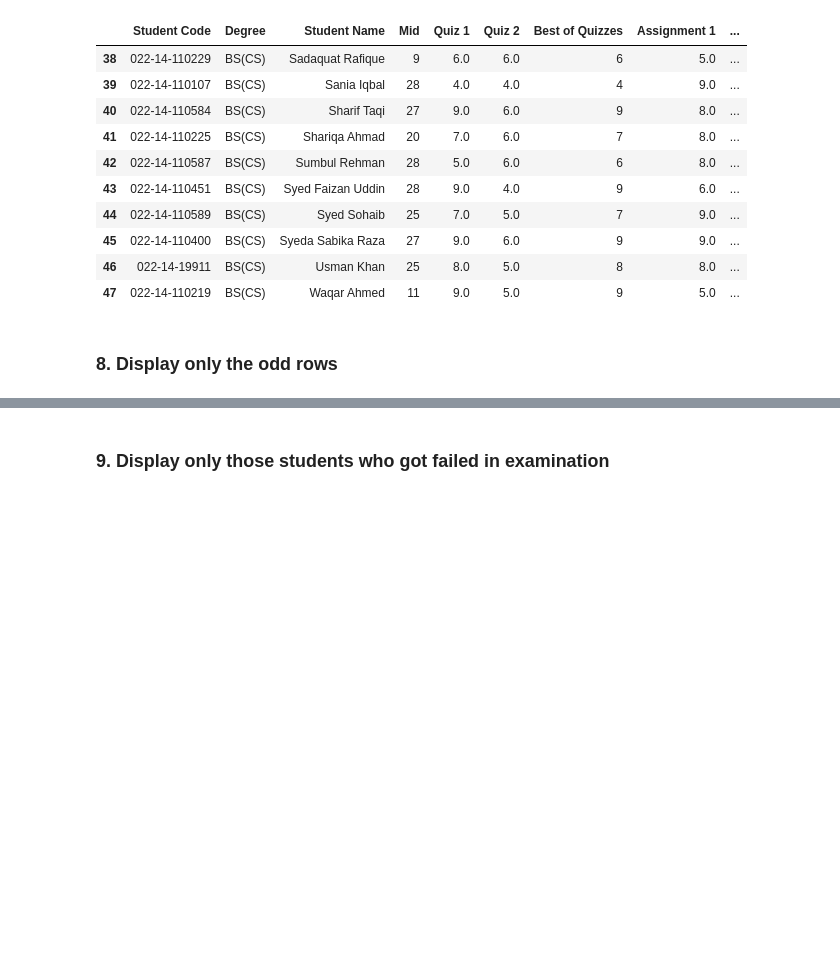
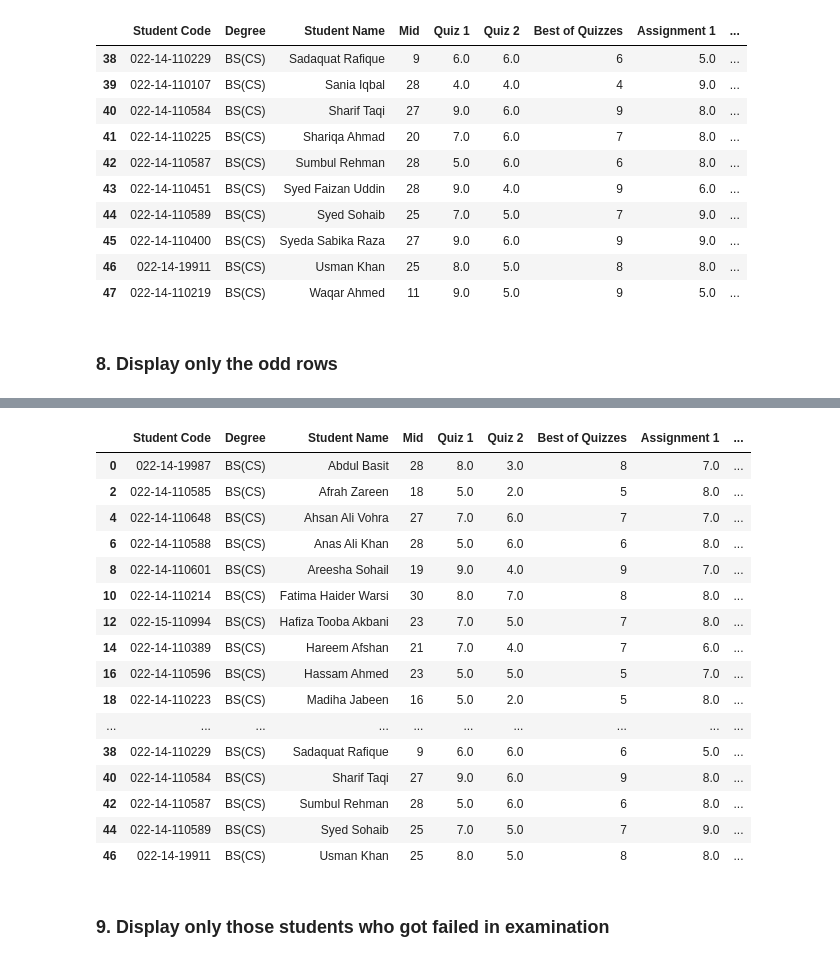
Before and after one commit to mhassandata/piaic_assignments, a Jupyter notebook: Pandas/pandas exercise(n).ipynb, the cells around one changed output, grey strips where cells are left out. Saved outputs shown, nothing was run; the diff lists cells and outputs as text; code cells hidden in the pictures; blank space fills up the shorter version.

```diff
--- a/Pandas/pandas exercise(n).ipynb
+++ b/Pandas/pandas exercise(n).ipynb
@@ -136,3 +155,24 @@ df.tail(10)
+# %%
+#We can display all even rows
+df[df.index%2 == 0]
+# %% [output]
+|  | Student Code | Degree | Student Name | Mid | Quiz 1 | Quiz 2 | Best of Quizzes | Assignment 1 | ... |
+| 0 | 022-14-19987 | BS(CS) | Abdul Basit | 28 | 8.0 | 3.0 | 8 | 7.0 | ... |
+| 2 | 022-14-110585 | BS(CS) | Afrah Zareen | 18 | 5.0 | 2.0 | 5 | 8.0 | ... |
+| 4 | 022-14-110648 | BS(CS) | Ahsan Ali Vohra | 27 | 7.0 | 6.0 | 7 | 7.0 | ... |
+| 6 | 022-14-110588 | BS(CS) | Anas Ali Khan | 28 | 5.0 | 6.0 | 6 | 8.0 | ... |
+| 8 | 022-14-110601 | BS(CS) | Areesha Sohail | 19 | 9.0 | 4.0 | 9 | 7.0 | ... |
+| 10 | 022-14-110214 | BS(CS) | Fatima Haider Warsi | 30 | 8.0 | 7.0 | 8 | 8.0 | ... |
+| 12 | 022-15-110994 | BS(CS) | Hafiza Tooba Akbani | 23 | 7.0 | 5.0 | 7 | 8.0 | ... |
+| 14 | 022-14-110389 | BS(CS) | Hareem Afshan | 21 | 7.0 | 4.0 | 7 | 6.0 | ... |
+| 16 | 022-14-110596 | BS(CS) | Hassam Ahmed | 23 | 5.0 | 5.0 | 5 | 7.0 | ... |
+| 18 | 022-14-110223 | BS(CS) | Madiha Jabeen | 16 | 5.0 | 2.0 | 5 | 8.0 | ... |
+| ... | ... | ... | ... | ... | ... | ... | ... | ... | ... |
+| 38 | 022-14-110229 | BS(CS) | Sadaquat Rafique | 9 | 6.0 | 6.0 | 6 | 5.0 | ... |
+| 40 | 022-14-110584 | BS(CS) | Sharif Taqi | 27 | 9.0 | 6.0 | 9 | 8.0 | ... |
+| 42 | 022-14-110587 | BS(CS) | Sumbul Rehman | 28 | 5.0 | 6.0 | 6 | 8.0 | ... |
+| 44 | 022-14-110589 | BS(CS) | Syed Sohaib | 25 | 7.0 | 5.0 | 7 | 9.0 | ... |
+| 46 | 022-14-19911 | BS(CS) | Usman Khan | 25 | 8.0 | 5.0 | 8 | 8.0 | ... |
 # %% [markdown]
 ### 9. Display only those students who got failed in examination
 # %%
```
Also changed, not shown: parts of 6 cells of this notebook.
